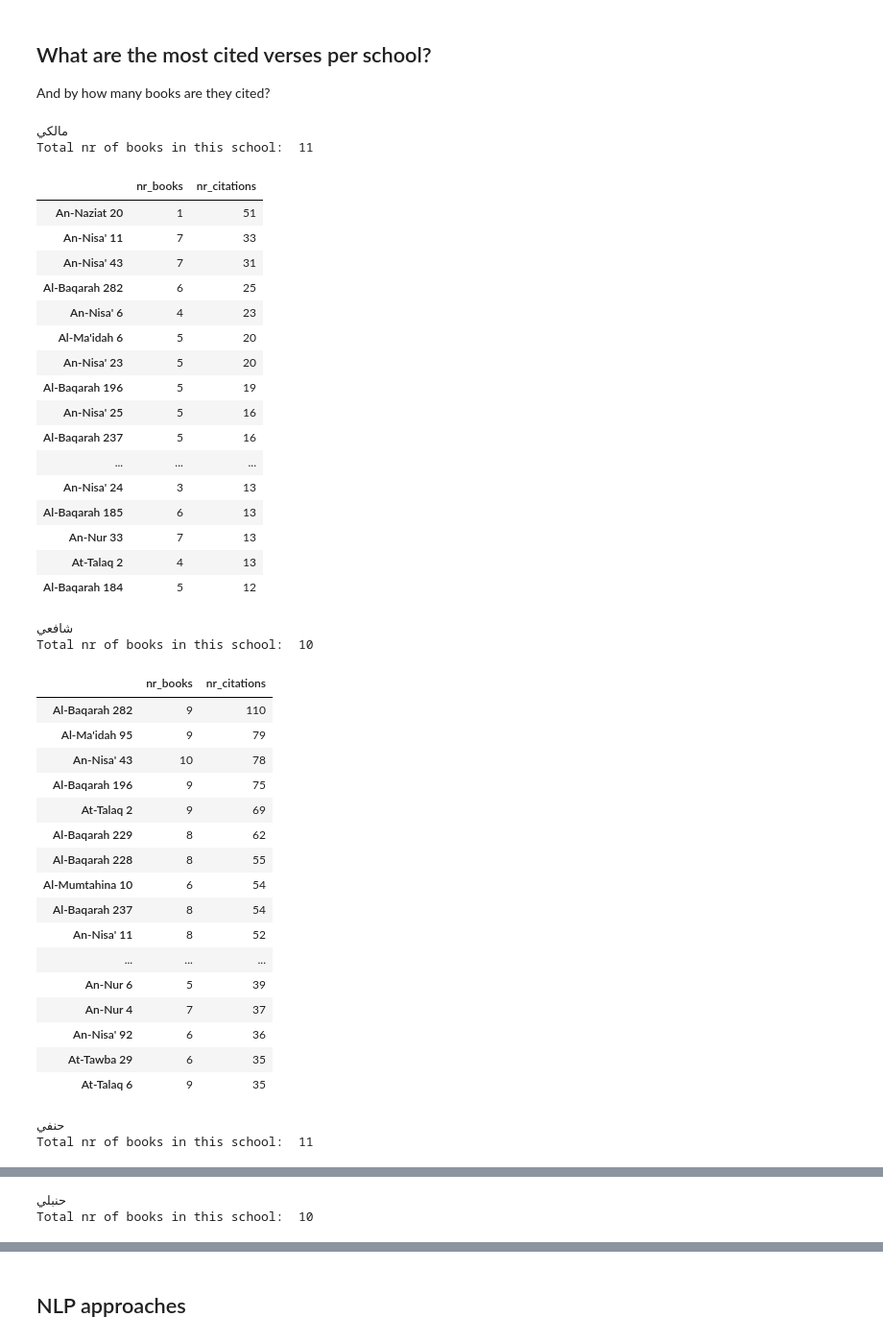
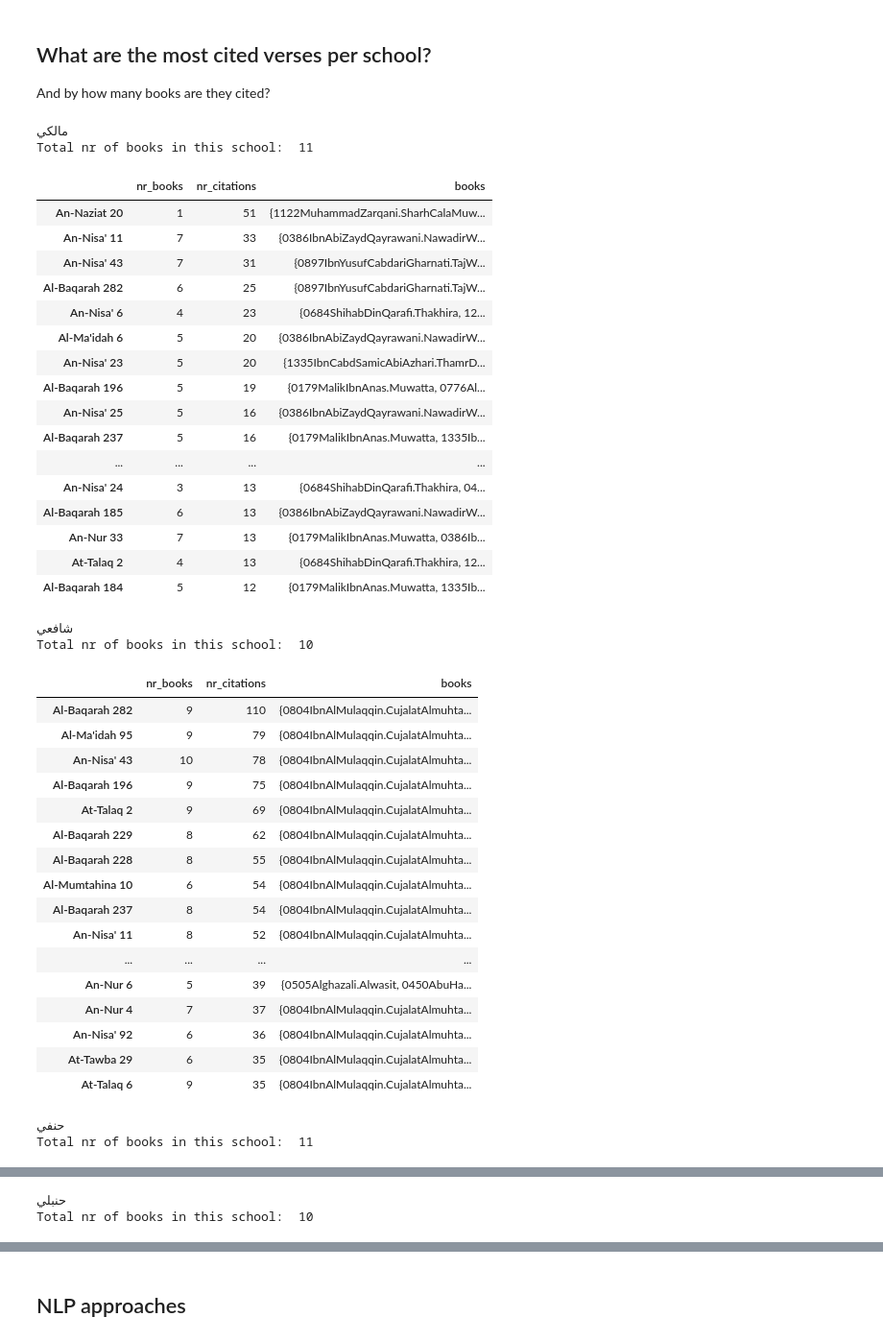
Before and after one commit to arabic-digital-humanities/adhtools, a Jupyter notebook: notebooks/QuranQuotesNetwork.ipynb, the cells around one changed output, grey strips where cells are left out. Shown: that part at 96% size. Saved outputs shown, nothing was run; the diff lists cells and outputs as text; code cells hidden in the pictures.

```diff
--- a/notebooks/QuranQuotesNetwork.ipynb
+++ b/notebooks/QuranQuotesNetwork.ipynb
@@ -161,52 +152,53 @@ And by how many books are they cited?
 # %%
 from IPython.display import display
 # What are the verses cited by most books, per school?
 for school in merged_df.BookSUBJ.unique():
     print(school)
     df_sub = merged_df[merged_df.BookSUBJ==school]
     counts_per_verse_sub = pd.DataFrame({'nr_books': df_sub.aya_label.value_counts(),
-                                 'nr_citations': df_sub.groupby('aya_label')['Weight'].sum()})
+                                 'nr_citations': df_sub.groupby('aya_label')['Weight'].sum(),
+                                        'books': df_sub.groupby('aya_label')['BookURI'].aggregate(set)})
     print('Total nr of books in this school: ', df_sub.BookURI.nunique())
     display(counts_per_verse_sub.sort_values('nr_citations', ascending=False).head(20))
     print('\n')
 # %% [output]
 مالكي
 Total nr of books in this school:  11
-|  | nr_books | nr_citations |
-| An-Naziat 20 | 1 | 51 |
-| An-Nisa' 11 | 7 | 33 |
-| An-Nisa' 43 | 7 | 31 |
-| Al-Baqarah 282 | 6 | 25 |
-| An-Nisa' 6 | 4 | 23 |
-| Al-Ma'idah 6 | 5 | 20 |
-| An-Nisa' 23 | 5 | 20 |
-| Al-Baqarah 196 | 5 | 19 |
-| An-Nisa' 25 | 5 | 16 |
-| Al-Baqarah 237 | 5 | 16 |
-| ... | ... | ... |
-| An-Nisa' 24 | 3 | 13 |
-| Al-Baqarah 185 | 6 | 13 |
-| An-Nur 33 | 7 | 13 |
-| At-Talaq 2 | 4 | 13 |
-| Al-Baqarah 184 | 5 | 12 |
+|  | nr_books | nr_citations | books |
+| An-Naziat 20 | 1 | 51 | {1122MuhammadZarqani.SharhCalaMuw... |
+| An-Nisa' 11 | 7 | 33 | {0386IbnAbiZaydQayrawani.NawadirW... |
+| An-Nisa' 43 | 7 | 31 | {0897IbnYusufCabdariGharnati.TajW... |
+| Al-Baqarah 282 | 6 | 25 | {0897IbnYusufCabdariGharnati.TajW... |
+| An-Nisa' 6 | 4 | 23 | {0684ShihabDinQarafi.Thakhira, 12... |
+| Al-Ma'idah 6 | 5 | 20 | {0386IbnAbiZaydQayrawani.NawadirW... |
+| An-Nisa' 23 | 5 | 20 | {1335IbnCabdSamicAbiAzhari.ThamrD... |
+| Al-Baqarah 196 | 5 | 19 | {0179MalikIbnAnas.Muwatta, 0776Al... |
+| An-Nisa' 25 | 5 | 16 | {0386IbnAbiZaydQayrawani.NawadirW... |
+| Al-Baqarah 237 | 5 | 16 | {0179MalikIbnAnas.Muwatta, 1335Ib... |
+| ... | ... | ... | ... |
+| An-Nisa' 24 | 3 | 13 | {0684ShihabDinQarafi.Thakhira, 04... |
+| Al-Baqarah 185 | 6 | 13 | {0386IbnAbiZaydQayrawani.NawadirW... |
+| An-Nur 33 | 7 | 13 | {0179MalikIbnAnas.Muwatta, 0386Ib... |
+| At-Talaq 2 | 4 | 13 | {0684ShihabDinQarafi.Thakhira, 12... |
+| Al-Baqarah 184 | 5 | 12 | {0179MalikIbnAnas.Muwatta, 1335Ib... |
 شافعي
 Total nr of books in this school:  10
-|  | nr_books | nr_citations |
-| Al-Baqarah 282 | 9 | 110 |
-| Al-Ma'idah 95 | 9 | 79 |
-| An-Nisa' 43 | 10 | 78 |
-| Al-Baqarah 196 | 9 | 75 |
-| At-Talaq 2 | 9 | 69 |
-| Al-Baqarah 229 | 8 | 62 |
-| Al-Baqarah 228 | 8 | 55 |
-| Al-Mumtahina 10 | 6 | 54 |
-| Al-Baqarah 237 | 8 | 54 |
-| An-Nisa' 11 | 8 | 52 |
-| ... | ... | ... |
-| An-Nur 6 | 5 | 39 |
-| An-Nur 4 | 7 | 37 |
-| An-Nisa' 92 | 6 | 36 |
-| At-Tawba 29 | 6 | 35 |
-| At-Talaq 6 | 9 | 35 |
+|  | nr_books | nr_citations | books |
+| Al-Baqarah 282 | 9 | 110 | {0804IbnAlMulaqqin.CujalatAlmuhta... |
+| Al-Ma'idah 95 | 9 | 79 | {0804IbnAlMulaqqin.CujalatAlmuhta... |
+| An-Nisa' 43 | 10 | 78 | {0804IbnAlMulaqqin.CujalatAlmuhta... |
+| Al-Baqarah 196 | 9 | 75 | {0804IbnAlMulaqqin.CujalatAlmuhta... |
+| At-Talaq 2 | 9 | 69 | {0804IbnAlMulaqqin.CujalatAlmuhta... |
+| Al-Baqarah 229 | 8 | 62 | {0804IbnAlMulaqqin.CujalatAlmuhta... |
+| Al-Baqarah 228 | 8 | 55 | {0804IbnAlMulaqqin.CujalatAlmuhta... |
+| Al-Mumtahina 10 | 6 | 54 | {0804IbnAlMulaqqin.CujalatAlmuhta... |
+| Al-Baqarah 237 | 8 | 54 | {0804IbnAlMulaqqin.CujalatAlmuhta... |
+| An-Nisa' 11 | 8 | 52 | {0804IbnAlMulaqqin.CujalatAlmuhta... |
+| ... | ... | ... | ... |
+| An-Nur 6 | 5 | 39 | {0505Alghazali.Alwasit, 0450AbuHa... |
+| An-Nur 4 | 7 | 37 | {0804IbnAlMulaqqin.CujalatAlmuhta... |
+| An-Nisa' 92 | 6 | 36 | {0804IbnAlMulaqqin.CujalatAlmuhta... |
+| At-Tawba 29 | 6 | 35 | {0804IbnAlMulaqqin.CujalatAlmuhta... |
+| At-Talaq 6 | 9 | 35 | {0804IbnAlMulaqqin.CujalatAlmuhta... |
 حنفي
 Total nr of books in this school:  11
```
Also changed, not shown: parts of 24 cells of this notebook, 10 other files.
